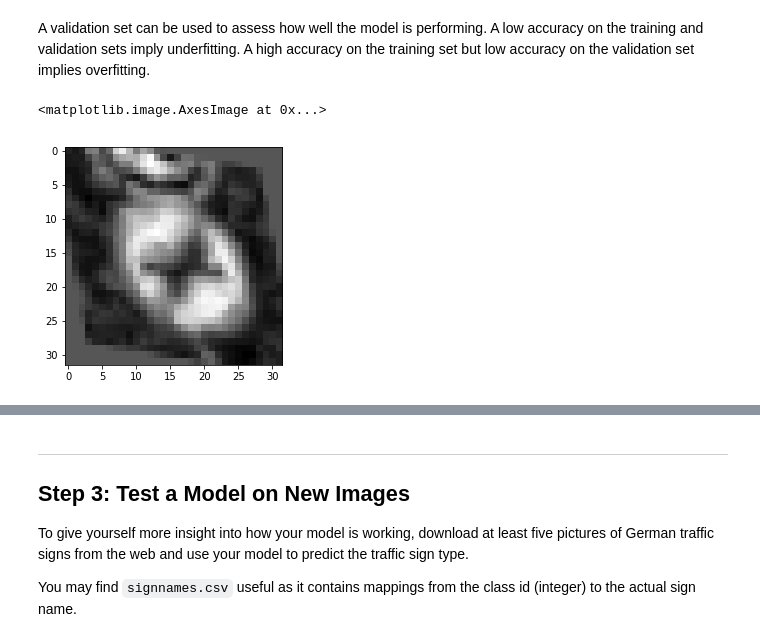
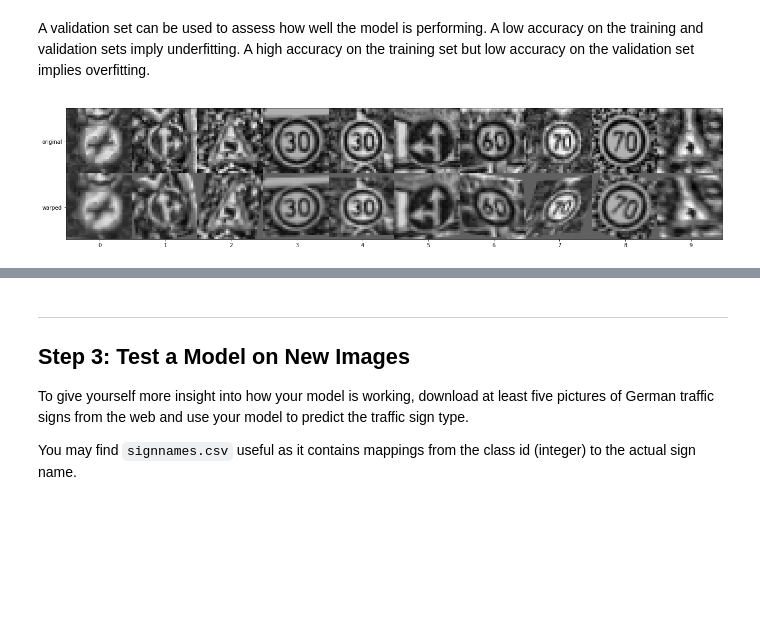
Before and after one commit to corrado9999/CarND-Traffic-Sign-Classifier-Project, a Jupyter notebook: Traffic_Sign_Classifier.ipynb, the cells around one changed output, grey strips where cells are left out. Drawn from its saved outputs; the diff is of its cells as text; code cells hidden in the pictures; blank space fills up the shorter version.

```diff
--- a/Traffic_Sign_Classifier.ipynb
+++ b/Traffic_Sign_Classifier.ipynb
@@ -365,14 +366,3 @@ BATCH_SIZE = 128
-# %%
-import skimage.transform
-sx, sy, rot, shr = np.random.randn(4) \
-                   * [.2, .2, np.radians(30), np.radians(30)] / 3 \
-                   + [1, 1, 0, 0]
-recenter = skimage.transform.SimilarityTransform(translation=[-x/2 for x in X_train.shape[1:3]])
-affine = recenter + skimage.transform.AffineTransform(None, (sx,sy), rot, shr, -recenter.translation)
-plt.imshow(skimage.transform.warp(X_train[0,...,0], affine.inverse), cmap='gray')
-# %% [output]
-<matplotlib.image.AxesImage at 0x...>
-[figure, removed]
 # %%
 def getbar(frac, length=70):
     bar_length, frac_bar_length = divmod(int(frac * length * 8), 8)
@@ -387,6 +377,52 @@ def getbar(frac, length=70):
         full_bar = bar + \
                    ' ' * max(length - bar_length, 0)
     return '{:5.1%} {}'.format(frac, full_bar)
+# %%
+from sklearn.utils import resample
+import skimage.transform
+
+class AffineDataAugmenter(object):
+    """Tool for dynamically augment image data by applying affine transformations.
+    Transformations are pre-generated during __init__ and randomly applied through
+    function calls (__call__).
+    Arguments
+        num: number of transformations to be generated
+        centre: centre of rotation/shearing
+        mean: mean values for scale_x, scale_y, rotation, shear (default=1,1,0,0)
+        sigma: sigma values for scale_x, ... (default= 0.2, 0.2, 30°, 30°)
+    """
+    def __init__(self, num, centre, mean=None, sigma=None):
+        #                     sx  sy        rotation           shear
+        if mean is None:
+            mean  = np.array([ 1,  1,              0,              0])[:,None]
+        if sigma is None:
+            sigma = np.array([.2, .2, np.radians(30), np.radians(30)])[:,None] / 3
+        scale_x, scale_y, rotation, shearing = np.random.randn(4, num) * sigma + mean
+        # rotations and shearing are w.r.t. the upper left corner so, in order to refer them to the image
+        # centre, we need to translate it to the corner, apply the transformation and roll back to the centre
+        recenter = skimage.transform.SimilarityTransform(translation=centre)
+        self.transforms = [
+            recenter + skimage.transform.AffineTransform(None, (sx,sy), rot, shr, -recenter.translation)
+            for sx, sy, rot, shr in zip(scale_x, scale_y, rotation, shearing)
+        ]
+
+    def __call__(self, batch, seed=None):
+        transforms = resample(self.transforms, random_state=seed, n_samples=len(batch))
+        return [
+            skimage.transform.warp(x, t.inverse)
+            for x,t in zip(batch, transforms)
+        ]
+
+aug = AffineDataAugmenter(100, [-x/2 for x in X_train.shape[1:3]])
+plt.figure(figsize=(18,24))
+plt.imshow(np.vstack([np.hstack(X_train[:10000,...,0][::1000]),
+                      np.hstack(aug(X_train[:10000,...,0][::1000], 0))]),
+           cmap='gray')
+plt.xticks(range(16,320,32), range(10))
+plt.yticks([16,48], ['original', 'warped'])
+plt.tight_layout()
+# %% [output]
+[figure, added]
 # %%
 import tqdm
 import sys
```
Also changed, not shown: parts of 9 cells of this notebook.
